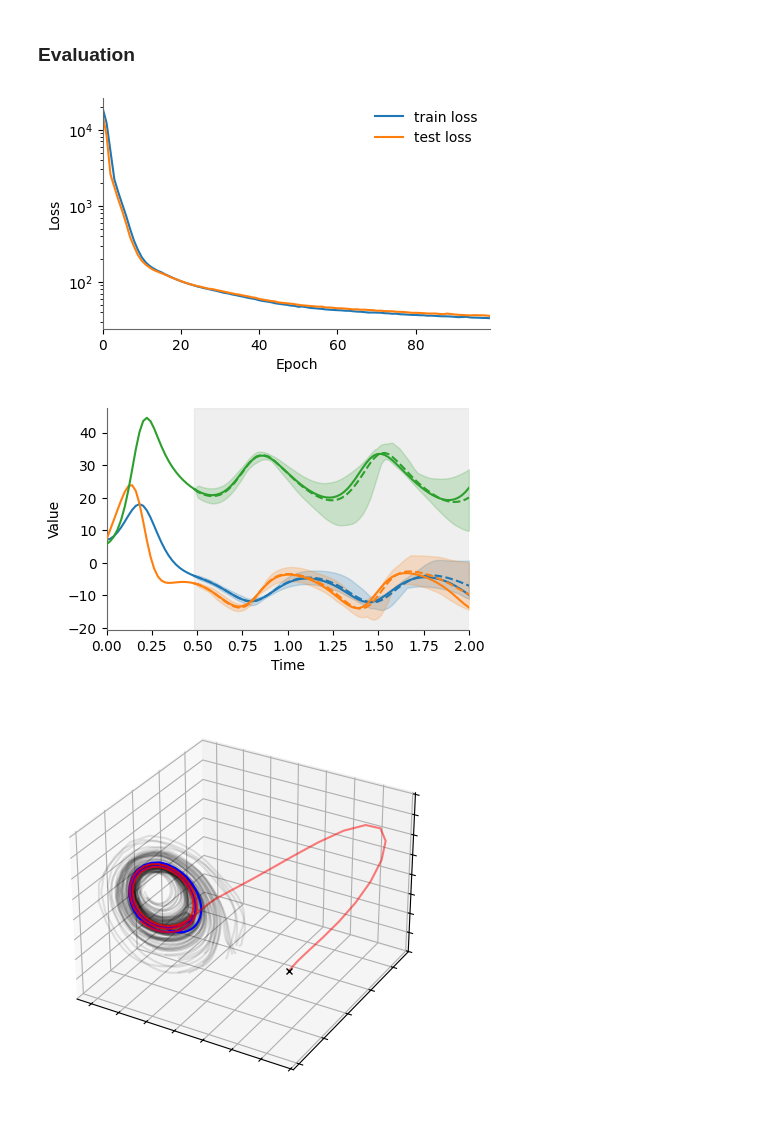
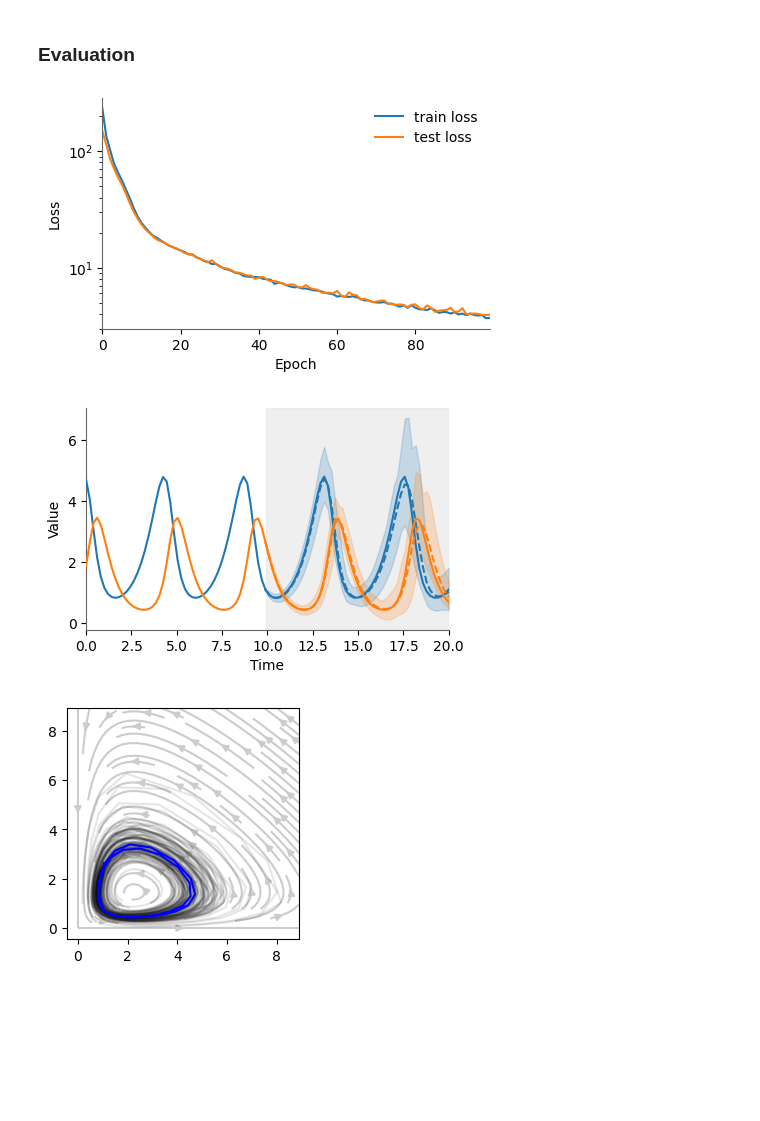
Before and after one commit to elgazzarr/afm, a Jupyter notebook: notebooks/forecasting_ds.ipynb, the cells around one changed output. Saved outputs shown, nothing was run; the diff lists cells and outputs as text; code cells hidden in the pictures; blank space fills up the shorter version.

```diff
--- a/notebooks/forecasting_ds.ipynb
+++ b/notebooks/forecasting_ds.ipynb
@@ -63,7 +63,7 @@ solver = dfx.Tsit5()
 # %% [markdown]
 I will consider different systems as defined below
 # %%
-system = 'lorenz'
+system = 'lotka_volterra'
 stochastic = False
 
 if system == 'lotka_volterra':
@@ -587,8 +587,8 @@ plot_trajectories(ts, history[0], flow_predictions[:,0], future[0], title='', ch
 
 plt.savefig('predictions_' + system + '.pdf', dpi=300, bbox_inches='tight', format='pdf')
 # %% [output]
-[figure, old version]
+[figure, new version]
-[figure, old version]
+[figure, new version]
 # %%
 def phase_portrait(vector_field, xrange=(-1,1), yrange=(-1,1), args=None, ax=None, color=(0.8, 0.8, 0.8, 1.0)):
     """
@@ -624,7 +624,7 @@ def phase_portrait(vector_field, xrange=(-1,1), yrange=(-1,1), args=None, ax=Non
 
     return ax
 
-def trajectories2d(xs, ax=None, marker=False, alpha=1.0, lw=1, palette='colorblind'):
+def trajectories2d(xs, ax=None, marker=False, alpha=1.0, lw=1, palette='colorblind', color=None):
     """
     Plot trajectories in 2 dimensions
 
@@ -645,11 +645,14 @@ def trajectories2d(xs, ax=None, marker=False, alpha=1.0, lw=1, palette='colorbli
     if ax is None:
         fig, ax = plt.subplots(1,1,figsize=(4,4))
 
-    with sns.color_palette(palette):
-        for i in range(len(xs)):
-            ax.plot(xs[i,:,0], xs[i,:,1], alpha=alpha, lw=lw)
-            if marker:
-                ax.plot(xs[i,0,0], xs[i,0,1], marker='x', markersize=5, color='black')
+    cmap = sns.color_palette(palette, n_colors=xs.shape[0])
+    for i in range(len(xs)):
+        if color is not None:
+            ax.plot(xs[i,:,0], xs[i,:,1], alpha=alpha, lw=lw, color=color)
+        else:
+            ax.plot(xs[i,:,0], xs[i,:,1], alpha=alpha, lw=lw, color=cmap[i])
+        if marker:
+            ax.plot(xs[i,0,0], xs[i,0,1], marker='x', markersize=5, color='black')
 
     return ax
 
@@ -688,30 +691,35 @@ def trajectories3d(xs, ax=None, marker=False, alpha=1.0, lw=1, palette='colorbli
 # %%
 
 if data_dim == 2:
 
-    ax = phase_portrait(vf.vector_field, xrange=(0, 5), yrange=(0, 5), args=params);
+    ax = phase_portrait(vf.vector_field, xrange=(0, 9), yrange=(0, 9), args=params);
     # for idx, trajectory in enumerate(trajectories):
     #     plt.plot(trajectory[:, 0], trajectory[:, 1], 'b-', alpha=0.5)
 
-    # ax = trajectories2d(trajectories[0], ax=None, marker=False, alpha=0.5, lw=0.5, palette='mako');
+    num_traj = 50
+    trajectories_w_hist = jnp.hstack([jnp.repeat(history[0,-1,:][None, None, :], num_traj, axis=0), flow_predictions[:num_traj,0,:,:]])
+    ax = trajectories2d(trajectories_w_hist, ax=ax, marker=None, alpha=0.1, lw=1.5, color='black');
+    ax = trajectories2d(jnp.mean(trajectories_w_hist, axis=0), ax=ax, marker=None, alpha=1, lw=1.5, color='blue');
+
+    # ax = trajectories2d(trajectories, ax=ax, marker=False, alpha=1.0, lw=1.0, palette='mako');
     # trajectories2d(trajectories[-1], ax=ax, marker=False, alpha=0.5, lw=0.5, palette='mako');
 
 else:
 
     num_traj = 50
     trajectories_w_hist = jnp.hstack([jnp.repeat(history[0,-1,:][None, None, :], num_traj, axis=0), flow_predictions[:num_traj,0,:,:]])
     ax = trajectories3d(trajectories_w_hist, ax=None, marker=None, alpha=0.1, lw=1.5, color='black');
     ax = trajectories3d(jnp.mean(trajectories_w_hist, axis=0), ax=ax, marker=None, alpha=1, lw=1.5, color='blue');
 
     # plot ground truth
     gt_data = jnp.vstack([history[0,:,:], future[0,:,:]])[None, :, :]
     ax = trajectories3d(gt_data, ax=ax, marker=True, alpha=0.5, lw=1.5, palette=None, color='red');
     ax = trajectories3d(future[0,:,:], ax=ax, marker=False, alpha=0.5, lw=1.5, palette=None, color='red');
     ax.set_xticklabels([])
     ax.set_yticklabels([])
     ax.set_zticklabels([])
     # ax.view_init(-37.5, 60, 180)
 
 plt.savefig('phasediagram_' + system + '.pdf', dpi=300, bbox_inches='tight', format='pdf')
 # %% [output]
-[figure, old version]
+[figure, new version]
```
Also changed, not shown: parts of 5 cells of this notebook, 5 other files.
